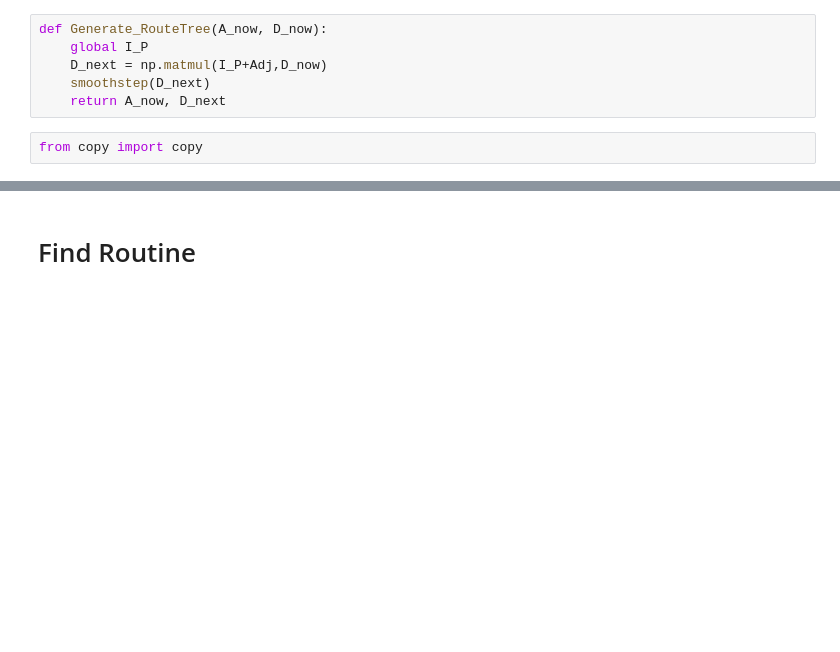
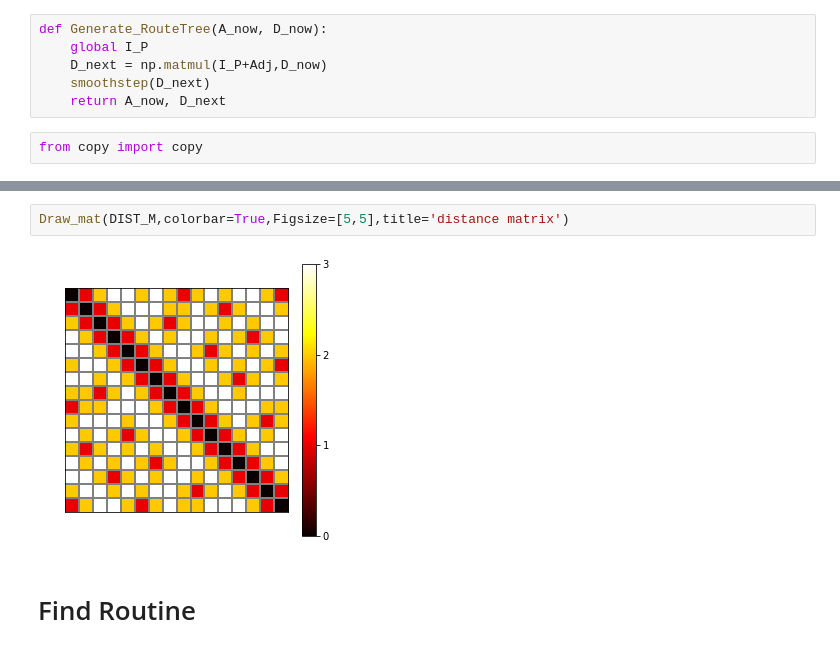
Before and after one commit to CvoidStudio/Parallel_Matrix_Topology, a Jupyter notebook: Simulator/MPI_Simulator.ipynb, the cells around one changed output, grey strips where cells are left out. Drawn from its saved outputs; the diff is of its cells as text; blank space fills up the shorter version.

```diff
--- a/Simulator/MPI_Simulator.ipynb
+++ b/Simulator/MPI_Simulator.ipynb
@@ -104,3 +108,7 @@ for M in Routines:
+# %%
+Draw_mat(DIST_M,colorbar=True,Figsize=[5,5],title='distance matrix')
+# %% [output]
+[figure, added]
 # %% [markdown]
 # Find Routine
 # %%
```
Also changed, not shown: parts of 24 cells of this notebook, 6 other files.
